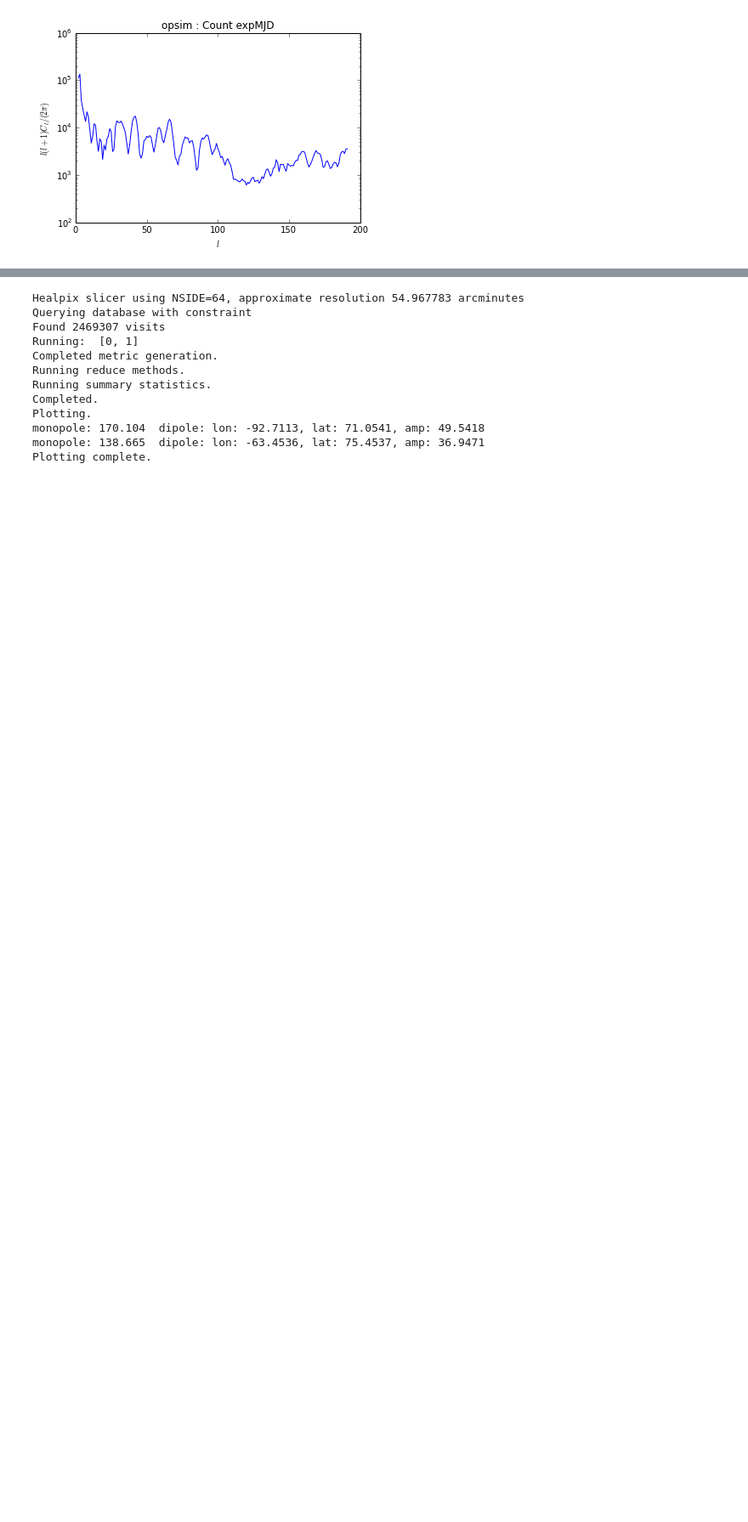
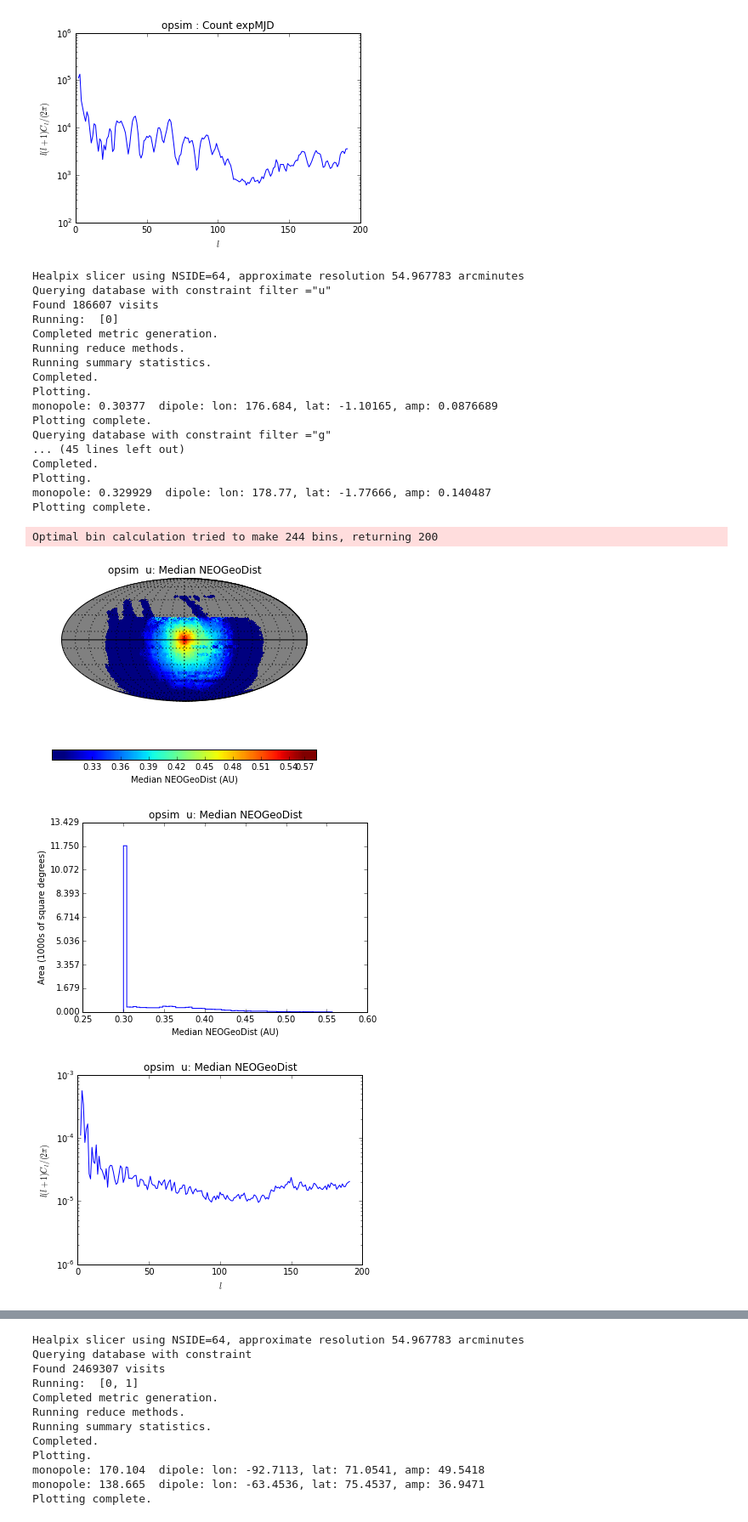
Before and after one commit to yoachim/ScratchStuff, a Jupyter notebook: notebooks/NeoNotebook_ops2_1093.ipynb, the cells around one changed output, grey strips where cells are left out. Shown at 85% size. Drawn from its saved outputs; the diff is of its cells as text; code cells hidden in the pictures; blank space fills up the shorter version.

```diff
--- a/notebooks/NeoNotebook.ipynb
+++ b/notebooks/NeoNotebook_ops2_1093.ipynb
@@ -15,7 +12,7 @@ WARNING:astropy:AstropyDeprecationWarning: Config parameter 'default_cosmology'
 # %%
 # Set up the database connection
-opsdb = db.OpsimDatabase('sqlite:///enigma_1189_sqlite.db')
-outDir = 'NeoDetect'
+opsdb = db.OpsimDatabase('sqlite:///ops2_1093_sqlite.db')
+outDir = 'NeoDetect_ops2_1093'
 resultsDb = db.ResultsDb(outDir=outDir)
 # %%
 slicer = slicers.UniSlicer()
@@ -285,3 +283,38 @@ Plotting complete.
 [figure]
 [figure]
 [figure]
+# %%
+# Loop through each filter and see the median and max neo dist
+metric = metrics.MedianMetric('NEOGeoDist')
+slicer = slicers.HealpixSlicer(nside=64, latCol='eclipLat',lonCol='eclipLon')
+stacker = stackers.EclipticStacker(subtractSunLon=True)
+stacker2 = stackers.NEODistStacker()
+plotDict = {'rot':(180,0,0)}
+for i,filterName in enumerate(filters):
+    sql = 'filter ="%s"'%filterName
+    bundle = metricBundles.MetricBundle(metric, slicer,sql,stackerList=[stacker,stacker2], plotDict=plotDict)
+    bgroup = metricBundles.MetricBundleGroup({0:bundle}, opsdb, outDir=outDir, resultsDb=resultsDb)
+    bgroup.runAll()
+    bgroup.plotAll(closefigs=False)
+# %% [output]
+Healpix slicer using NSIDE=64, approximate resolution 54.967783 arcminutes
+Querying database with constraint filter ="u"
+Found 186607 visits
+Running:  [0]
+Completed metric generation.
+Running reduce methods.
+Running summary statistics.
+Completed.
+Plotting.
+monopole: 0.30377  dipole: lon: 176.684, lat: -1.10165, amp: 0.0876689
+Plotting complete.
+Querying database with constraint filter ="g"
+... (45 lines left out)
+Completed.
+Plotting.
+monopole: 0.329929  dipole: lon: 178.77, lat: -1.77666, amp: 0.140487
+Plotting complete.
+Optimal bin calculation tried to make 244 bins, returning 200
+[figure, added]
+[figure, added]
+[figure, added]
```
Also changed, not shown: parts of 7 cells of this notebook, 1 other file.
